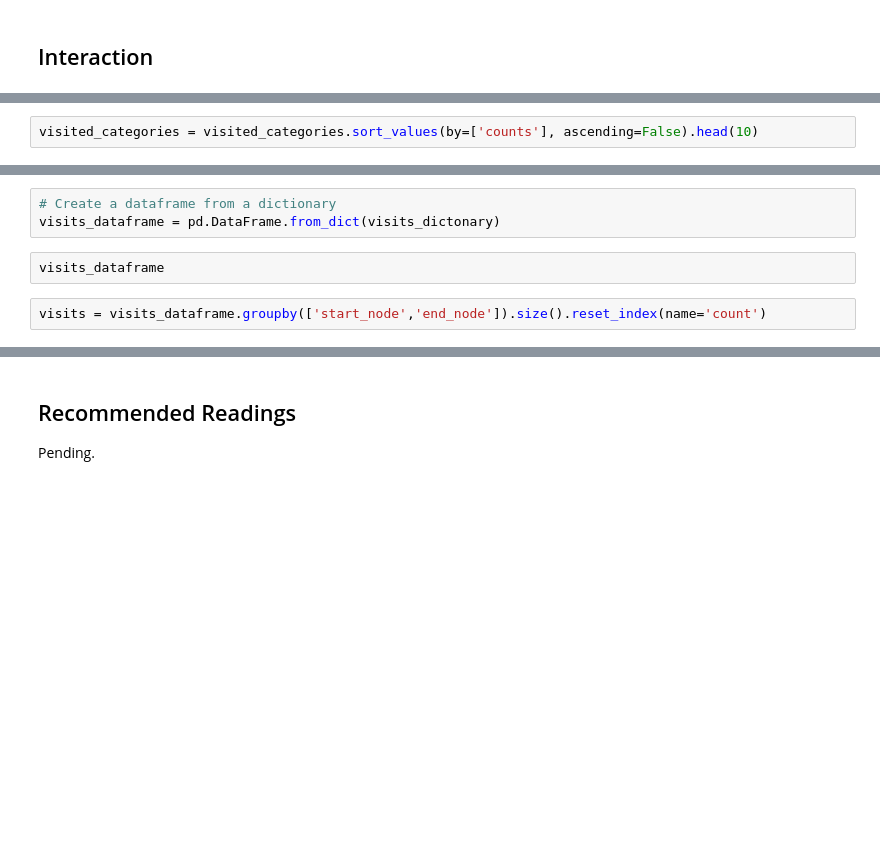
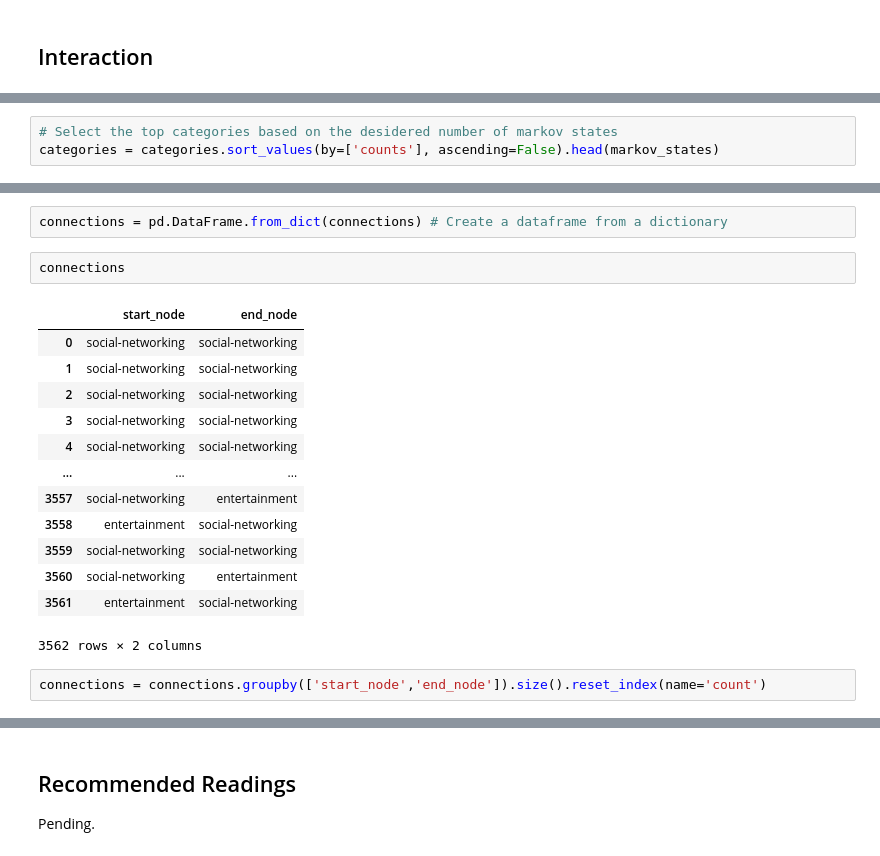
Before and after one commit to alejandrogtz/cccs630-fall2023, a Jupyter notebook: module10/markov_models.ipynb, the cells around one changed output, grey strips where cells are left out. Drawn from its saved outputs; the diff is of its cells as text; blank space fills up the shorter version.

```diff
--- a/module10/markov_models.ipynb
+++ b/module10/markov_models.ipynb
@@ -130,2 +81,3 @@ visited_categories = user_data.groupby('category1').size().reset_index(name='cou
 # %%
-visited_categories = visited_categories.sort_values(by=['counts'], ascending=False).head(10)
+# Select the top categories based on the desidered number of markov states
+categories = categories.sort_values(by=['counts'], ascending=False).head(markov_states)
@@ -162,8 +138,21 @@ visits_dictonary
 # %%
-# Create a dataframe from a dictionary
-visits_dataframe = pd.DataFrame.from_dict(visits_dictonary)
+connections = pd.DataFrame.from_dict(connections) # Create a dataframe from a dictionary
 # %%
-visits_dataframe
+connections
+# %% [output]
+|  | start_node | end_node |
+| 0 | social-networking | social-networking |
+| 1 | social-networking | social-networking |
+| 2 | social-networking | social-networking |
+| 3 | social-networking | social-networking |
+| 4 | social-networking | social-networking |
+| ... | ... | ... |
+| 3557 | social-networking | entertainment |
+| 3558 | entertainment | social-networking |
+| 3559 | social-networking | social-networking |
+| 3560 | social-networking | entertainment |
+| 3561 | entertainment | social-networking |
+3562 rows × 2 columns
 # %%
-visits = visits_dataframe.groupby(['start_node','end_node']).size().reset_index(name='count')
+connections = connections.groupby(['start_node','end_node']).size().reset_index(name='count')
 # %%
```
Also changed, not shown: parts of 54 cells of this notebook.
